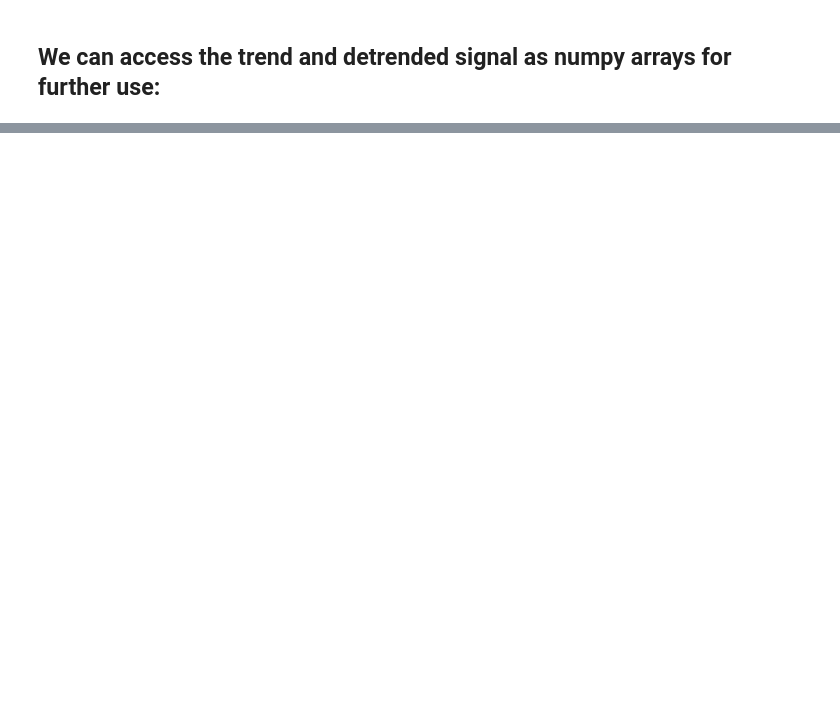
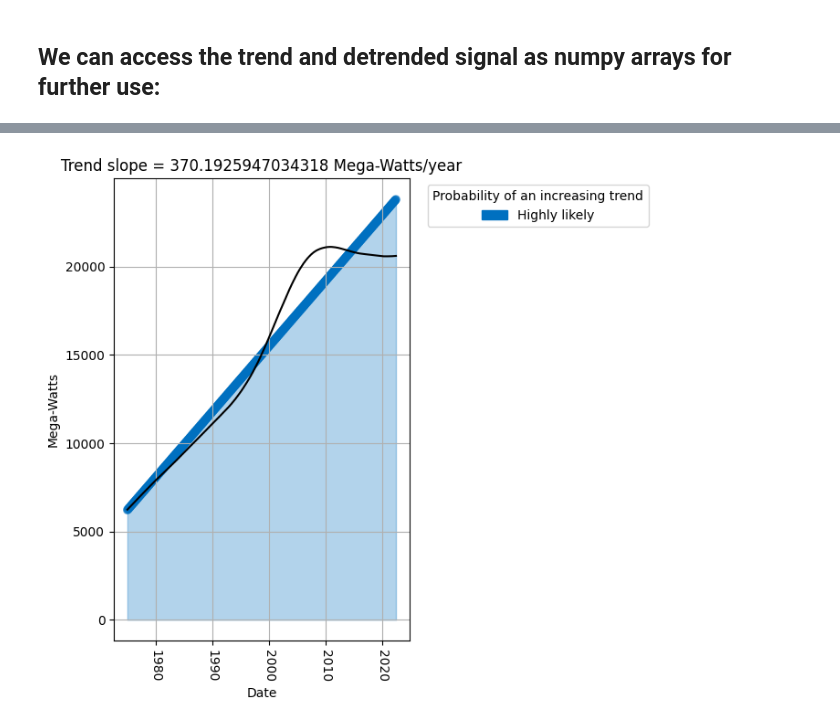
Before and after one commit to LukeAFullard/pyCiSSA, a Jupyter notebook: examples/cissa/auto_cissa_examples/Automatic trend removal.ipynb, the cells around one changed output, grey strips where cells are left out. Drawn from its saved outputs; the diff is of its cells as text; code cells hidden in the pictures; blank space fills up the shorter version.

```diff
--- a/examples/cissa/auto_cissa_examples/Automatic trend removal.ipynb
+++ b/examples/cissa/auto_cissa_examples/Automatic trend removal.ipynb
@@ -61,0 +136,4 @@ cissa_object.figures.get('cissa').get('figure_detrended')
+# %%
+cissa_object.figures.get('cissa').get('figure_trend')
+# %% [output]
+[figure, added]
```
Also changed, not shown: parts of 13 cells of this notebook, 2 other files.
